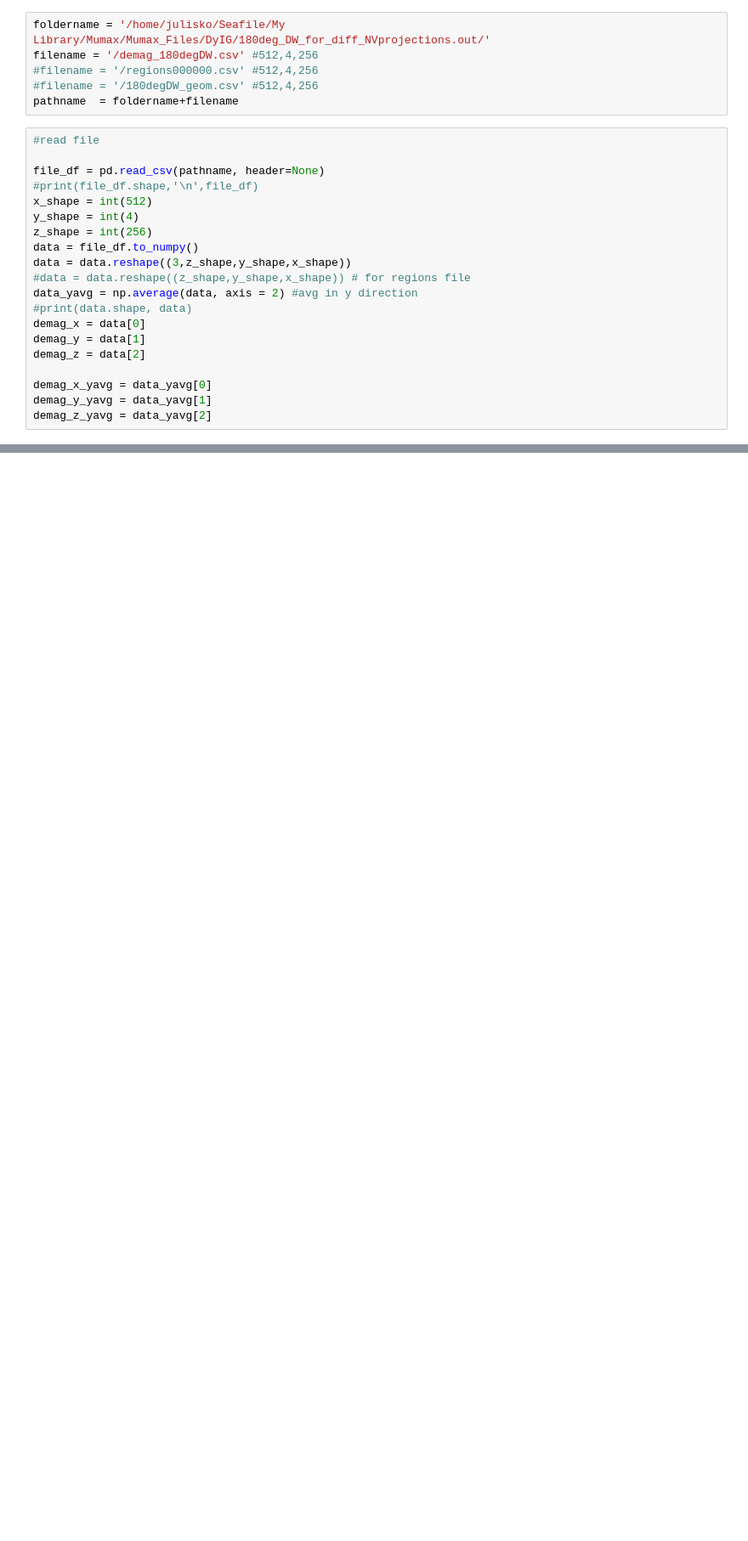
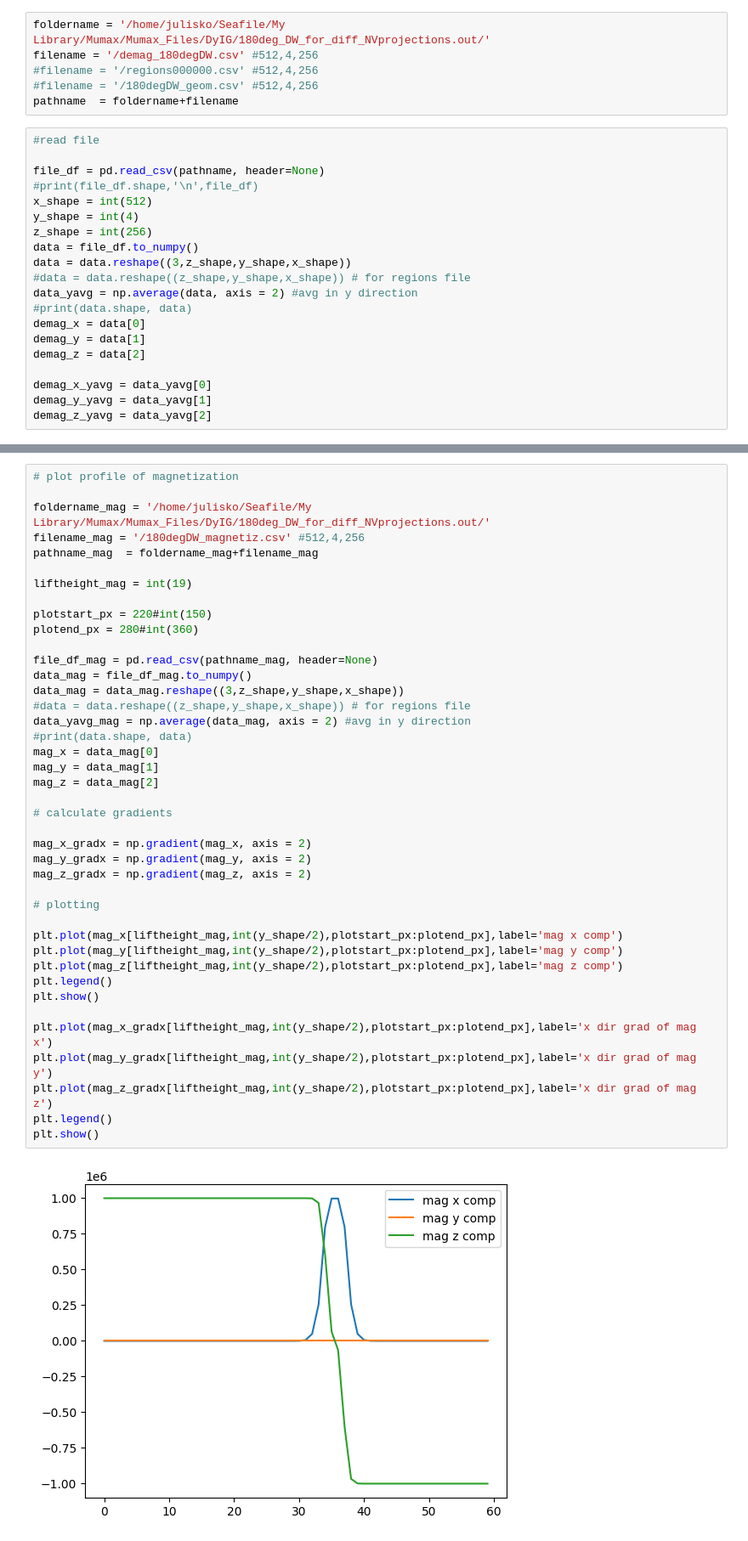
Before and after one commit to JulianSkolaut/jupyternbs_UniMainz, a Jupyter notebook: DyIG_testsim_180degDW_diffProjections.ipynb, the cells around one changed output, grey strips where cells are left out. Shown: that part at 85% size. Cells and saved outputs as stored; diff of their text form; blank space fills up the shorter version.

Commit message:
startet to add decay function to get stray field from magnetization,implemented read-in of magnetization

```diff
--- a/DyIG_testsim_180degDW_diffProjections.ipynb
+++ b/DyIG_testsim_180degDW_diffProjections.ipynb
@@ -114,0 +115,43 @@ plt.show()
+# %%
+# plot profile of magnetization
+
+foldername_mag = '/home/julisko/Seafile/My Library/Mumax/Mumax_Files/DyIG/180deg_DW_for_diff_NVprojections.out/'
+filename_mag = '/180degDW_magnetiz.csv' #512,4,256
+pathname_mag  = foldername_mag+filename_mag
+
+liftheight_mag = int(19)
+
+plotstart_px = 220#int(150)
+plotend_px = 280#int(360)
+
+file_df_mag = pd.read_csv(pathname_mag, header=None)
+data_mag = file_df_mag.to_numpy()
+data_mag = data_mag.reshape((3,z_shape,y_shape,x_shape))
+#data = data.reshape((z_shape,y_shape,x_shape)) # for regions file
+data_yavg_mag = np.average(data_mag, axis = 2) #avg in y direction
+#print(data.shape, data)
+mag_x = data_mag[0]
+mag_y = data_mag[1]
+mag_z = data_mag[2]
+
+# calculate gradients
+
+mag_x_gradx = np.gradient(mag_x, axis = 2)
+mag_y_gradx = np.gradient(mag_y, axis = 2)
+mag_z_gradx = np.gradient(mag_z, axis = 2)
+
+# plotting
+
+plt.plot(mag_x[liftheight_mag,int(y_shape/2),plotstart_px:plotend_px],label='mag x comp')
+plt.plot(mag_y[liftheight_mag,int(y_shape/2),plotstart_px:plotend_px],label='mag y comp')
+plt.plot(mag_z[liftheight_mag,int(y_shape/2),plotstart_px:plotend_px],label='mag z comp')
+plt.legend()
+plt.show()
+
+plt.plot(mag_x_gradx[liftheight_mag,int(y_shape/2),plotstart_px:plotend_px],label='x dir grad of mag x')
+plt.plot(mag_y_gradx[liftheight_mag,int(y_shape/2),plotstart_px:plotend_px],label='x dir grad of mag y')
+plt.plot(mag_z_gradx[liftheight_mag,int(y_shape/2),plotstart_px:plotend_px],label='x dir grad of mag z')
+plt.legend()
+plt.show()
+# %% [output]
+[figure, added]
```
Also changed, not shown: parts of 4 cells of this notebook.
